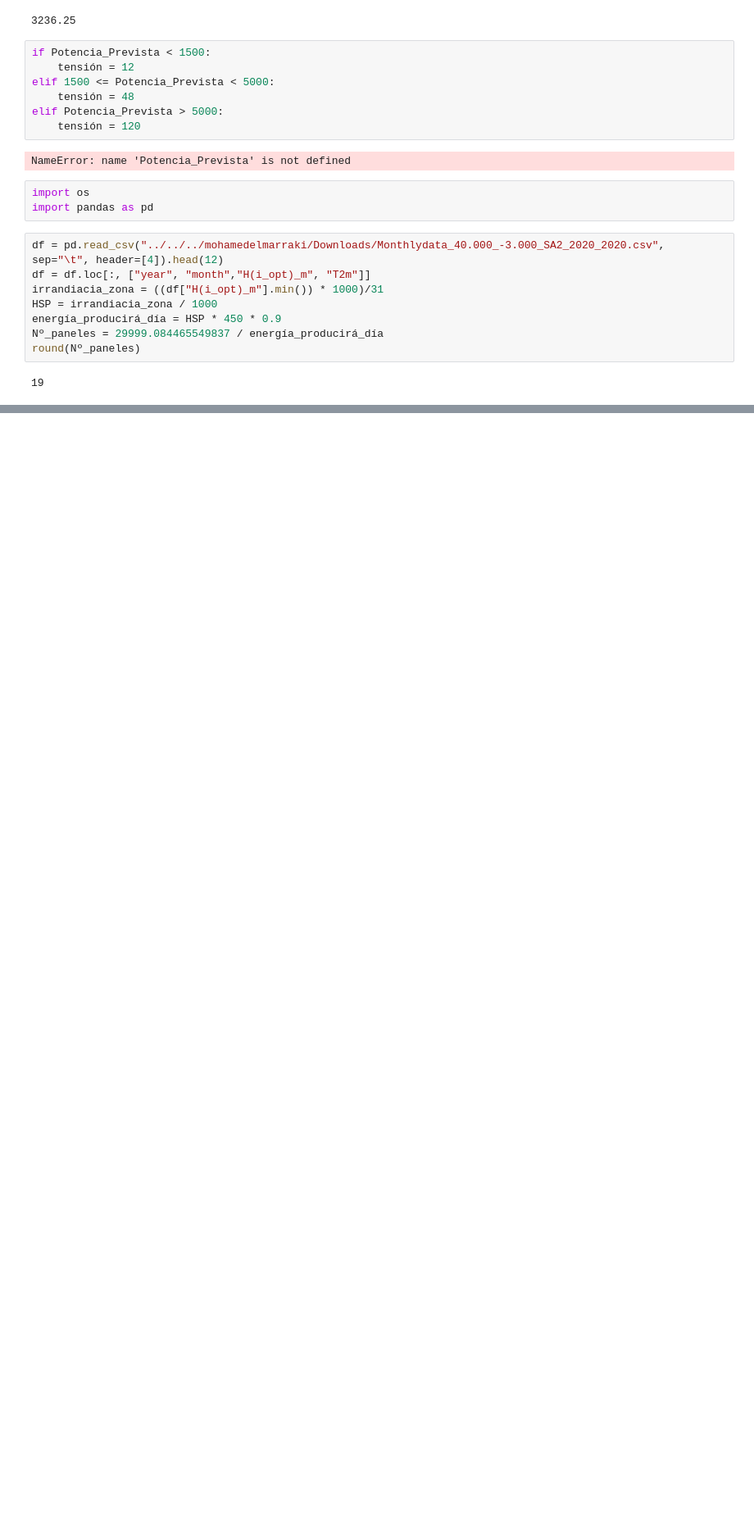
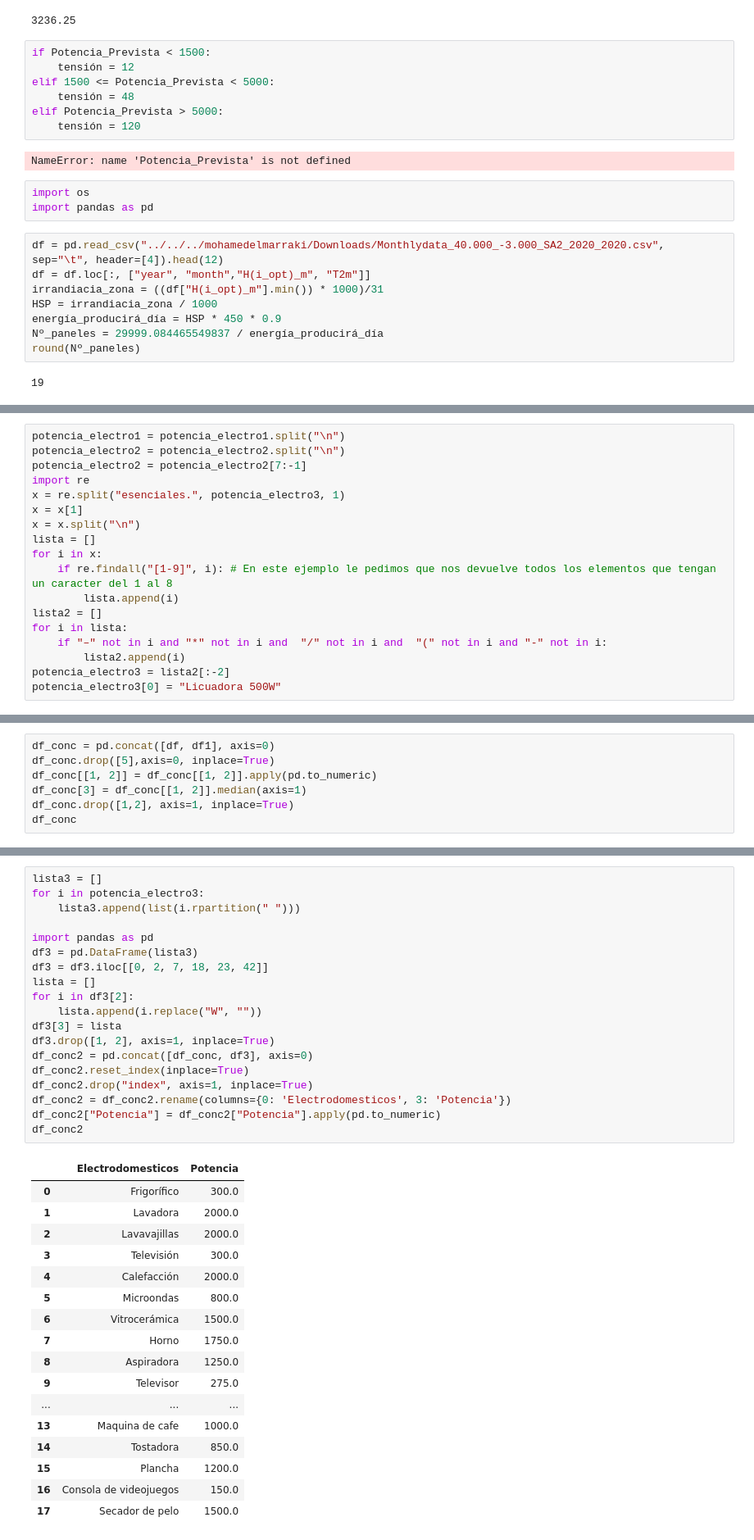
Before and after one commit to mohamedelmarraki/Final-Project, a Jupyter notebook: Calcular el consumo conociendo los electrodomesticos.ipynb, the cells around one changed output, grey strips where cells are left out. Shown at 82% size. Drawn from its saved outputs; the diff is of its cells as text; blank space fills up the shorter version.

```diff
--- a/Calcular el consumo conociendo los electrodomesticos.ipynb
+++ b/Calcular el consumo conociendo los electrodomesticos.ipynb
@@ -246,0 +338,18 @@ if a = 2:
+# %%
+potencia_electro1 = potencia_electro1.split("\n")
+potencia_electro2 = potencia_electro2.split("\n")
+potencia_electro2 = potencia_electro2[7:-1]
+import re
+x = re.split("esenciales.", potencia_electro3, 1)
+x = x[1]
+x = x.split("\n")
+lista = []
+for i in x:
+    if re.findall("[1-9]", i): # En este ejemplo le pedimos que nos devuelve todos los elementos que tengan un caracter del 1 al 8
+        lista.append(i)
+lista2 = []
+for i in lista:
+    if "–" not in i and "*" not in i and  "/" not in i and  "(" not in i and "-" not in i:
+        lista2.append(i)
+potencia_electro3 = lista2[:-2]
+potencia_electro3[0] = "Licuadora 500W"
@@ -246,0 +411,7 @@ if a = 2:
+# %%
+df_conc = pd.concat([df, df1], axis=0)
+df_conc.drop([5],axis=0, inplace=True)
+df_conc[[1, 2]] = df_conc[[1, 2]].apply(pd.to_numeric)
+df_conc[3] = df_conc[[1, 2]].median(axis=1)
+df_conc.drop([1,2], axis=1, inplace=True)
+df_conc
@@ -246,0 +432,37 @@ if a = 2:
+# %%
+lista3 = []
+for i in potencia_electro3:
+    lista3.append(list(i.rpartition(" ")))
+
+import pandas as pd
+df3 = pd.DataFrame(lista3)
+df3 = df3.iloc[[0, 2, 7, 18, 23, 42]]
+lista = []
+for i in df3[2]:
+    lista.append(i.replace("W", ""))
+df3[3] = lista
+df3.drop([1, 2], axis=1, inplace=True)
+df_conc2 = pd.concat([df_conc, df3], axis=0)
+df_conc2.reset_index(inplace=True)
+df_conc2.drop("index", axis=1, inplace=True)
+df_conc2 = df_conc2.rename(columns={0: 'Electrodomesticos', 3: 'Potencia'})
+df_conc2["Potencia"] = df_conc2["Potencia"].apply(pd.to_numeric)
+df_conc2
+# %% [output]
+|  | Electrodomesticos | Potencia |
+| 0 | Frigorífico | 300.0 |
+| 1 | Lavadora | 2000.0 |
+| 2 | Lavavajillas | 2000.0 |
+| 3 | Televisión | 300.0 |
+| 4 | Calefacción | 2000.0 |
+| 5 | Microondas | 800.0 |
+| 6 | Vitrocerámica | 1500.0 |
+| 7 | Horno | 1750.0 |
+| 8 | Aspiradora | 1250.0 |
+| 9 | Televisor | 275.0 |
+| ... | ... | ... |
+| 13 | Maquina de cafe | 1000.0 |
+| 14 | Tostadora | 850.0 |
+| 15 | Plancha | 1200.0 |
+| 16 | Consola de videojuegos | 150.0 |
+| 17 | Secador de pelo | 1500.0 |
```
Also changed, not shown: parts of 8 cells of this notebook, 1 other file.
